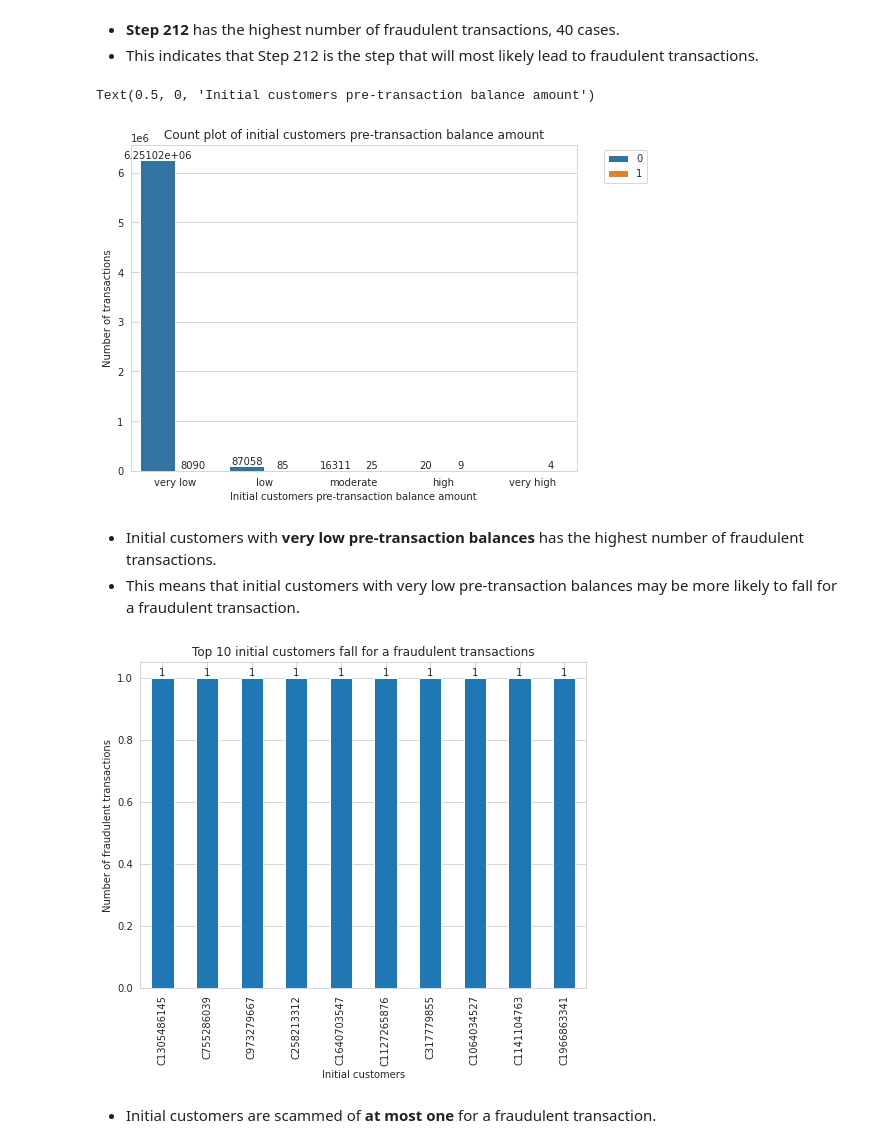
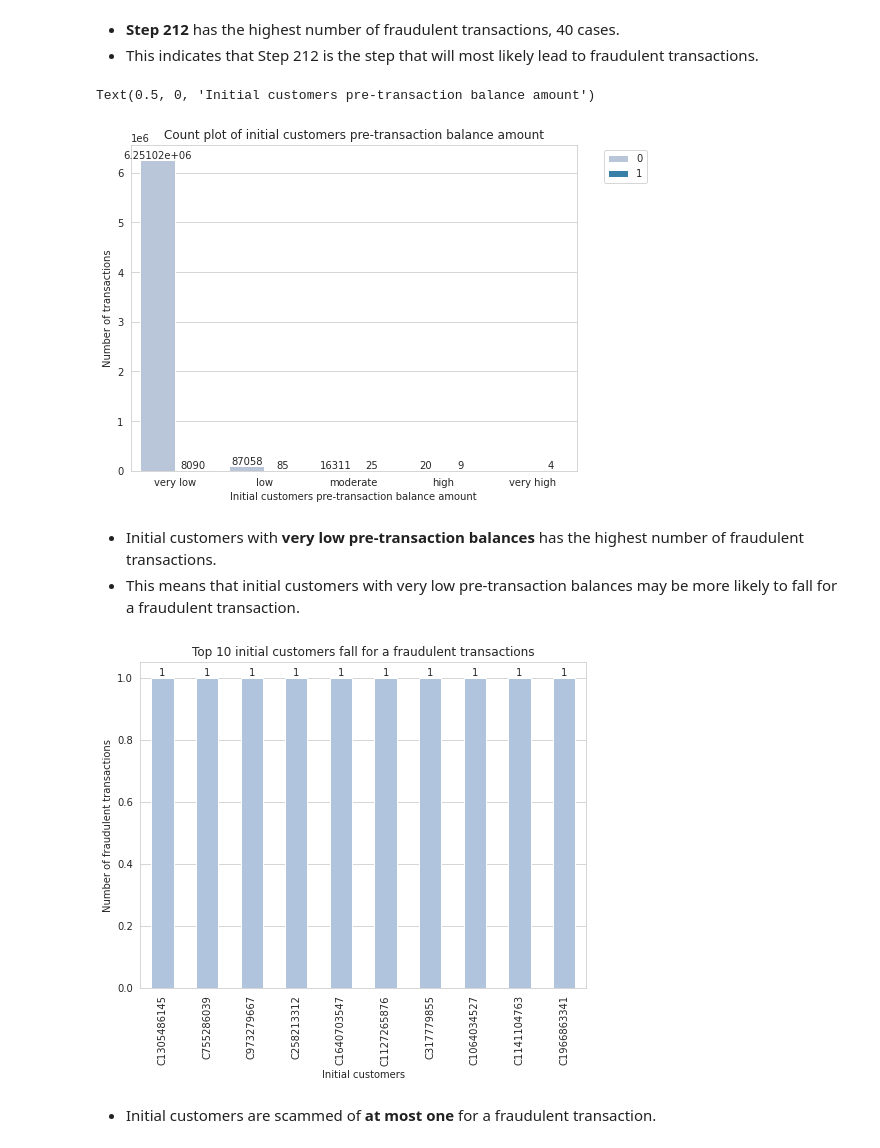
Before and after one commit to seuwenfei/Online-payment-fraud-detection, a Jupyter notebook: online-payment-fraud-detection.ipynb, the cells around one changed output. Saved outputs shown, nothing was run; the diff lists cells and outputs as text; code cells hidden in the pictures.

Commit message:
Kaggle Notebook | Online Payment Fraud Detection | Version 2

```diff
--- a/online-payment-fraud-detection.ipynb
+++ b/online-payment-fraud-detection.ipynb
@@ -278,0 +269,18 @@ del ax
+# %%
+fig, ax = plt.subplots(1,2,figsize=(20,5))
+
+sns.countplot(x='type', data=df, hue='isFraud', palette='PuBu', ax=ax[0])
+for container in ax[0].containers:
+    ax[0].bar_label(container)
+ax[0].set_title('Count plot of transaction type')
+ax[0].legend(loc='best')
+ax[0].set_ylabel('Number of transactions')
+
+df2 = df.groupby(['type', 'isFraud']).size().unstack()
+df2.apply(lambda x : round(x/sum(x)*100, 2), axis=1).plot(kind='barh', stacked=True, color=['lightsteelblue', 'steelblue'], ax=ax[1])
+for container in ax[1].containers:
+    ax[1].bar_label(container, label_type='center')
+ax[1].set_title('Count plot of transaction type')
+ax[1].legend(bbox_to_anchor=(1.05,1), loc='upper left')
+ax[1].set_ylabel('Number of transactions')
+ax[1].grid(axis='y')
@@ -281,12 +291,10 @@ del ax
 # %%
 df['quantity'] = pd.cut(df['amount'], 5, labels=['very low', 'low', 'moderate', 'high', 'very high'])
 
-ax = sns.countplot(x='quantity', data=df, hue='isFraud')
+ax = sns.countplot(x='quantity', data=df, hue='isFraud', palette='PuBu')
 for container in ax.containers:
     ax.bar_label(container)
-plt.title('Count plot of amount quantity', fontsize=12)
+plt.title('Count plot of amount quantity')
 plt.legend(bbox_to_anchor=(1.05,1), loc='upper left')
 plt.ylabel('Number of transactions')
-
-del ax
 # %% [output]
@@ -297,12 +306,13 @@ del ax
 # %%
 df1 = df[df['isFraud']==1]
 df2 = df1['step'].value_counts().head(10)
-ax = df2.plot(kind='bar')
+ax = df2.plot(kind='bar', color='lightsteelblue')
 for container in ax.containers:
     ax.bar_label(container)
-plt.title('Top 10 steps that often lead to fraudulent transactions', fontsize=12)
+plt.title('Top 10 steps that often lead to fraudulent transactions')
 plt.ylabel('Number of fraudulent transactions')
 plt.xlabel('Step')
+plt.grid(axis='x')
 
 del ax, df2
 # %% [output]
@@ -313,31 +323,32 @@ del ax, df2
 # %%
 df['oldbalanceOrg_amt'] = pd.cut(df['oldbalanceOrg'], 5, labels=['very low', 'low', 'moderate', 'high', 'very high'])
 
-ax = sns.countplot(x='oldbalanceOrg_amt', data=df, hue='isFraud')
+ax = sns.countplot(x='oldbalanceOrg_amt', data=df, hue='isFraud', palette='PuBu')
 for container in ax.containers:
     ax.bar_label(container)
-plt.title('Count plot of initial customers pre-transaction balance amount', fontsize=12)
+plt.title('Count plot of initial customers pre-transaction balance amount')
 plt.legend(bbox_to_anchor=(1.05,1), loc='upper left')
 plt.ylabel('Number of transactions')
 plt.xlabel('Initial customers pre-transaction balance amount')
 # %% [output]
 Text(0.5, 0, 'Initial customers pre-transaction balance amount')
-[figure, old version]
+[figure, new version]
 # %% [markdown]
 * Initial customers with **very low pre-transaction balances** has the highest number of fraudulent transactions.
 * This means that initial customers with very low pre-transaction balances may be more likely to fall for a fraudulent transaction.
 # %%
 df2 = df1['nameOrig'].value_counts().head(10)
-ax = df2.plot(kind='bar')
+ax = df2.plot(kind='bar', color='lightsteelblue')
 for container in ax.containers:
     ax.bar_label(container)
-plt.title('Top 10 initial customers fall for a fraudulent transactions', fontsize=12)
+plt.title('Top 10 initial customers fall for a fraudulent transactions')
 plt.ylabel('Number of fraudulent transactions')
 plt.xlabel('Initial customers')
+plt.grid(axis='x')
 
 del ax, df2
 # %% [output]
-[figure, old version]
+[figure, new version]
 # %% [markdown]
 * Initial customers are scammed of **at most one** for a fraudulent transaction.
 # %%
```
Also changed, not shown: parts of 37 cells of this notebook.
